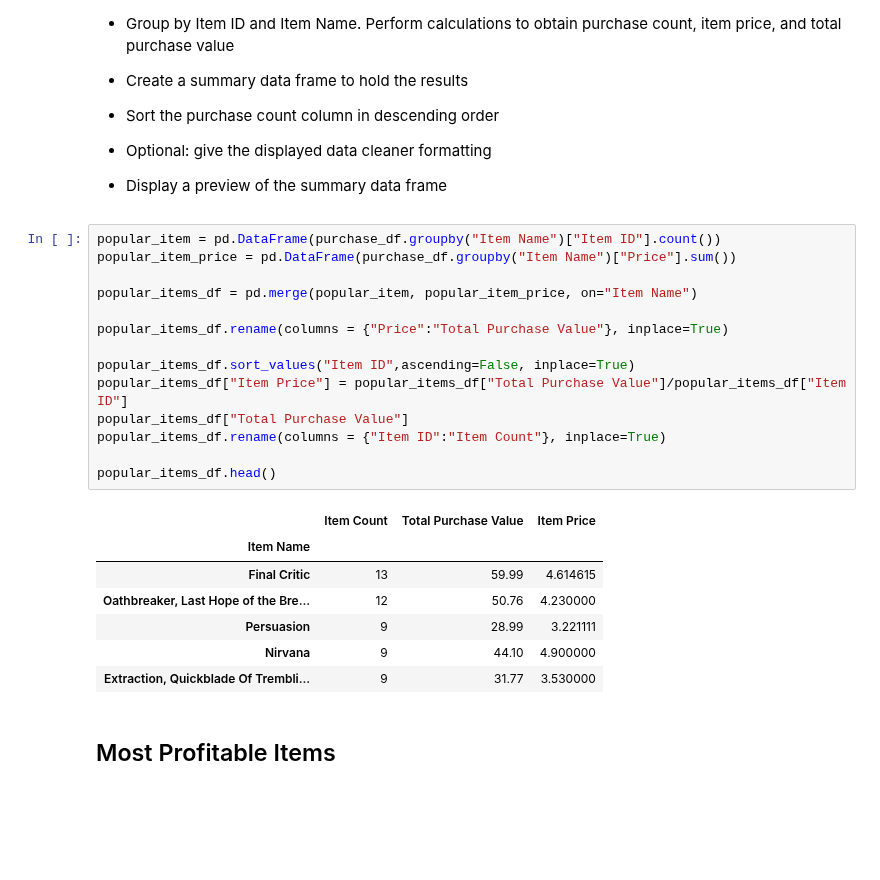
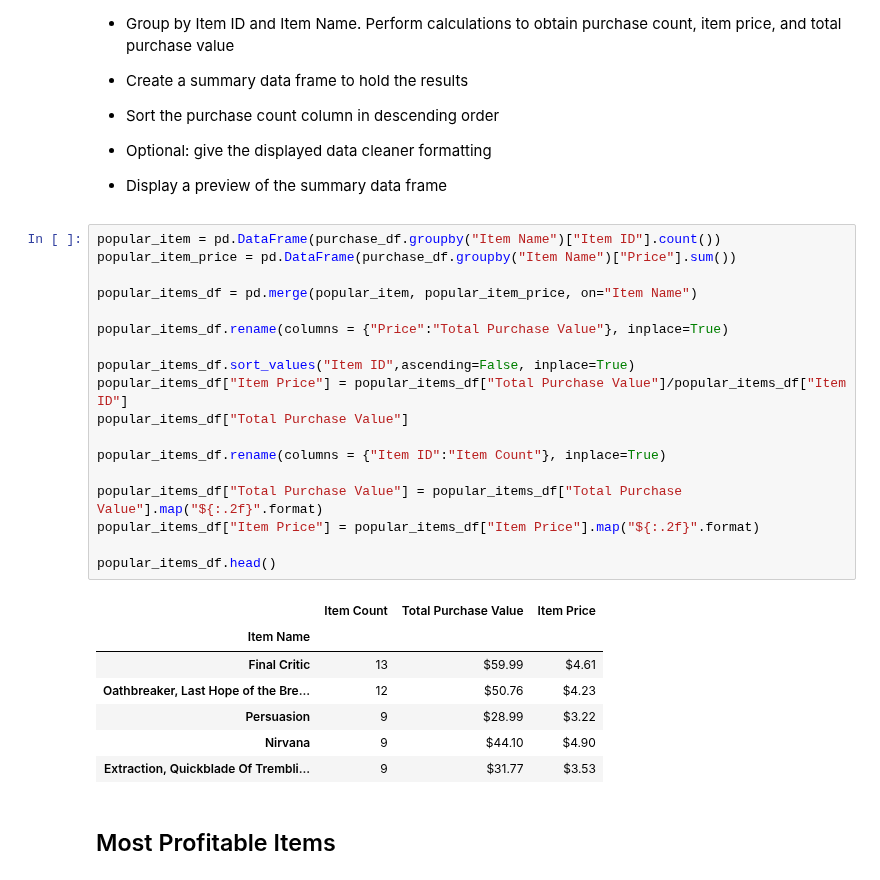
Before and after one commit to FeLowe/NW-Bootcamp-Homework, a Jupyter notebook: Pandas_Homework/HeroesOfPymoli_starter.ipynb, the cells around one changed output. Saved outputs shown, nothing was run; the diff lists cells and outputs as text; blank space fills up the shorter version.

```diff
--- a/Pandas_Homework/HeroesOfPymoli_starter.ipynb
+++ b/Pandas_Homework/HeroesOfPymoli_starter.ipynb
@@ -304,25 +318,29 @@ top_spend_df.head()
 # %%
 popular_item = pd.DataFrame(purchase_df.groupby("Item Name")["Item ID"].count())
 popular_item_price = pd.DataFrame(purchase_df.groupby("Item Name")["Price"].sum())
 
 popular_items_df = pd.merge(popular_item, popular_item_price, on="Item Name")
 
 popular_items_df.rename(columns = {"Price":"Total Purchase Value"}, inplace=True)
 
 popular_items_df.sort_values("Item ID",ascending=False, inplace=True)
 popular_items_df["Item Price"] = popular_items_df["Total Purchase Value"]/popular_items_df["Item ID"]
 popular_items_df["Total Purchase Value"]
+
 popular_items_df.rename(columns = {"Item ID":"Item Count"}, inplace=True)
 
+popular_items_df["Total Purchase Value"] = popular_items_df["Total Purchase Value"].map("${:.2f}".format)
+popular_items_df["Item Price"] = popular_items_df["Item Price"].map("${:.2f}".format)
+
 popular_items_df.head()
 # %% [output]
 |  | Item Count | Total Purchase Value | Item Price |
 | Item Name |  |  |  |
-| Final Critic | 13 | 59.99 | 4.614615 |
-| Oathbreaker, Last Hope of the Bre... | 12 | 50.76 | 4.230000 |
-| Persuasion | 9 | 28.99 | 3.221111 |
-| Nirvana | 9 | 44.10 | 4.900000 |
-| Extraction, Quickblade Of Trembli... | 9 | 31.77 | 3.530000 |
+| Final Critic | 13 | $59.99 | $4.61 |
+| Oathbreaker, Last Hope of the Bre... | 12 | $50.76 | $4.23 |
+| Persuasion | 9 | $28.99 | $3.22 |
+| Nirvana | 9 | $44.10 | $4.90 |
+| Extraction, Quickblade Of Trembli... | 9 | $31.77 | $3.53 |
 # %% [markdown]
 ## Most Profitable Items
 # %% [markdown]
```
Also changed, not shown: parts of 8 cells of this notebook.
